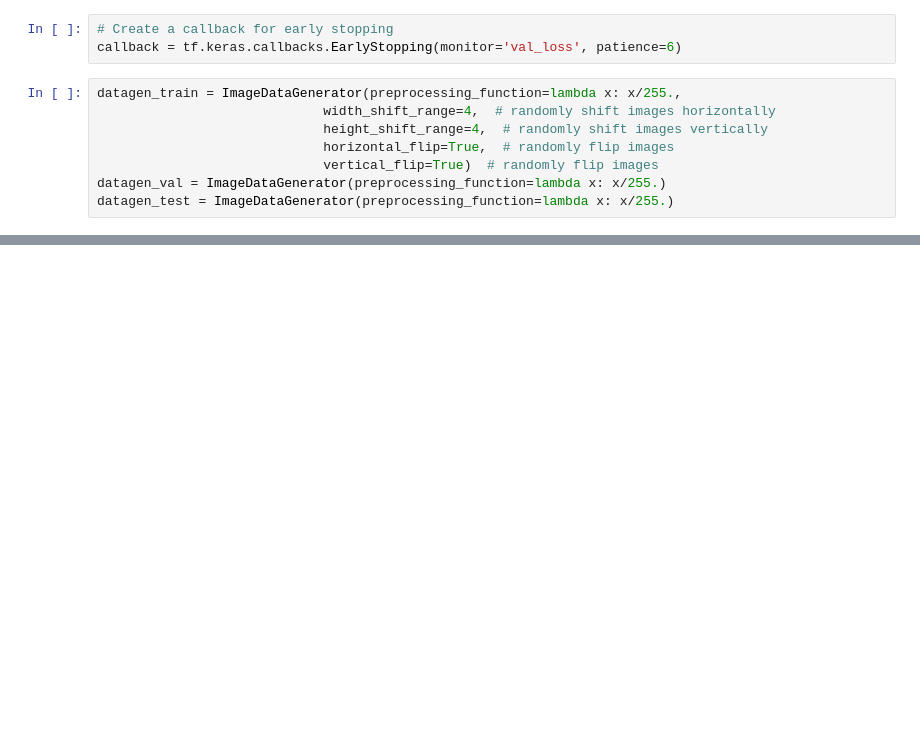
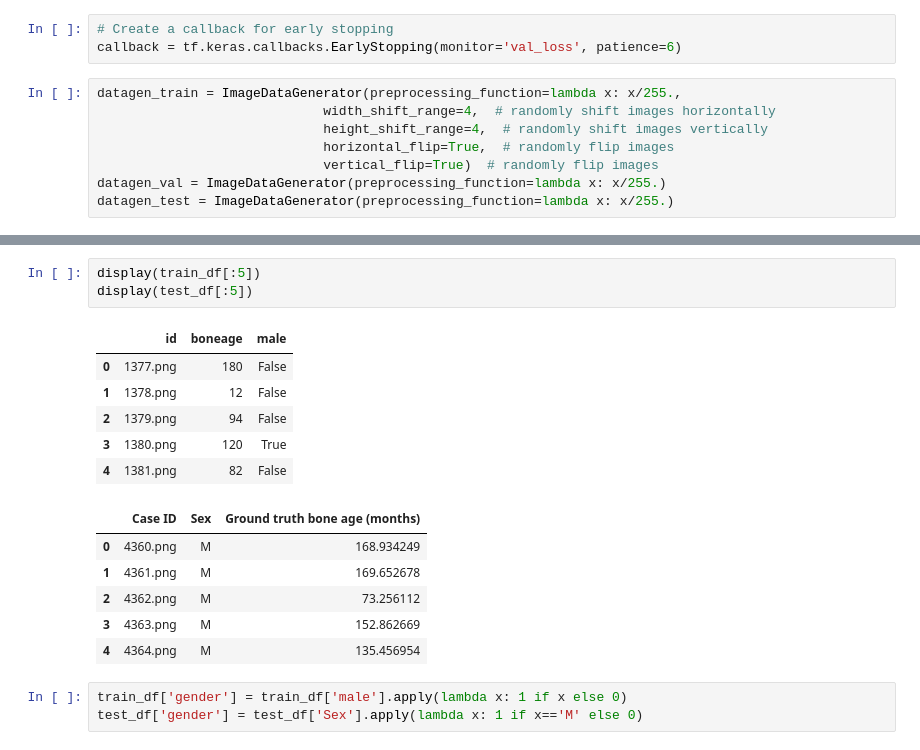
Before and after one commit to tommilotta/BoneAgePrediction, a Jupyter notebook: regression_model.ipynb, the cells around one changed output, grey strips where cells are left out. Saved outputs shown, nothing was run; the diff lists cells and outputs as text; blank space fills up the shorter version.

```diff
--- a/regression_model.ipynb
+++ b/regression_model.ipynb
@@ -509,0 +529,19 @@ Epoch 10/10
+# %%
+display(train_df[:5])
+display(test_df[:5])
+# %% [output]
+|  | id | boneage | male |
+| 0 | 1377.png | 180 | False |
+| 1 | 1378.png | 12 | False |
+| 2 | 1379.png | 94 | False |
+| 3 | 1380.png | 120 | True |
+| 4 | 1381.png | 82 | False |
+|  | Case ID | Sex | Ground truth bone age (months) |
+| 0 | 4360.png | M | 168.934249 |
+| 1 | 4361.png | M | 169.652678 |
+| 2 | 4362.png | M | 73.256112 |
+| 3 | 4363.png | M | 152.862669 |
+| 4 | 4364.png | M | 135.456954 |
+# %%
+train_df['gender'] = train_df['male'].apply(lambda x: 1 if x else 0)
+test_df['gender'] = test_df['Sex'].apply(lambda x: 1 if x=='M' else 0)
```
Also changed, not shown: parts of 50 cells of this notebook.
